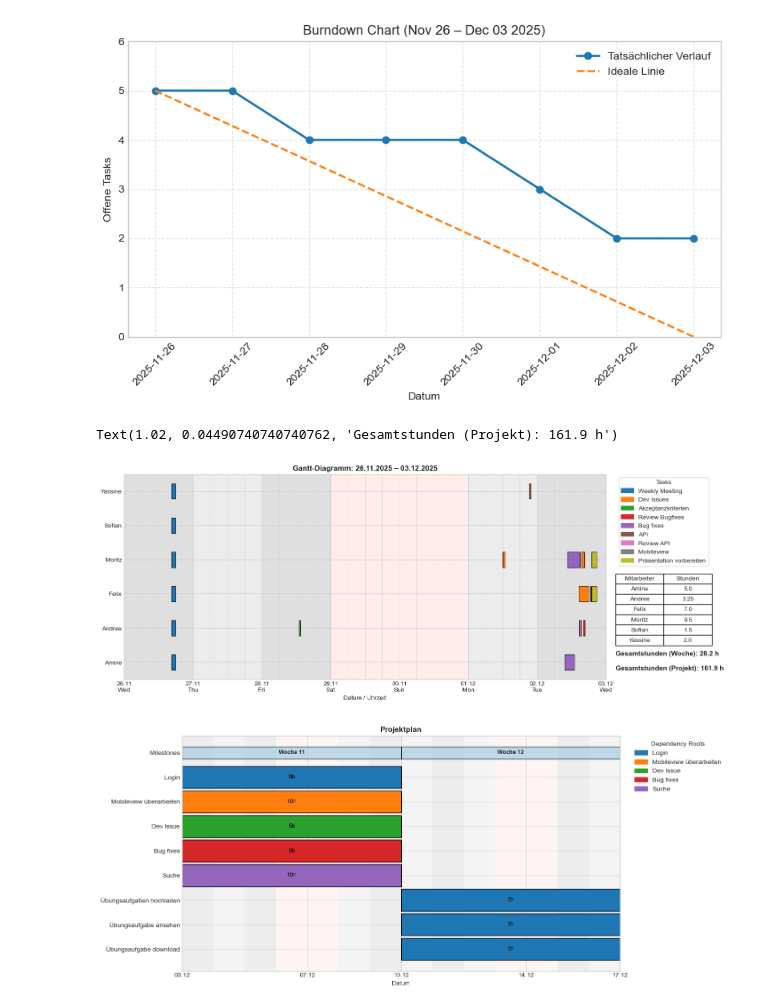
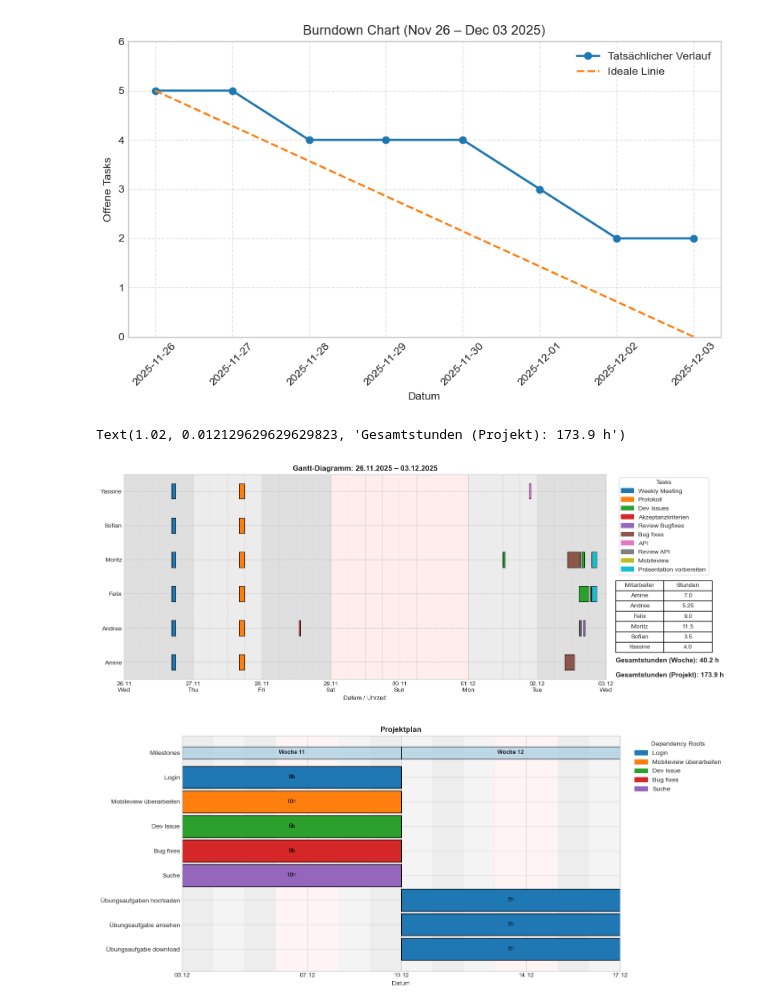
Before and after one commit to MinosCodes/hsgg-portal, a Jupyter notebook: Gantt-Burndownchart.ipynb, the cells around one changed output. Cells and saved outputs as stored; diff of their text form; code cells hidden in the pictures.

```diff
--- a/Gantt-Burndownchart.ipynb
+++ b/Gantt-Burndownchart.ipynb
@@ -56,6 +56,12 @@ assignments = [
     ("Moritz", "Weekly Meeting", "2025-11-26 16:30", "2025-11-26 18:00"),
     ("Sofian", "Weekly Meeting", "2025-11-26 16:30", "2025-11-26 18:00"),
     ("Yassine", "Weekly Meeting", "2025-11-26 16:30", "2025-11-26 18:00"),
+    ("Amine", "Protokoll", "2025-11-27 16:00", "2025-11-27 18:00"),
+    ("Andree", "Protokoll", "2025-11-27 16:00", "2025-11-27 18:00"),
+    ("Felix", "Protokoll", "2025-11-27 16:00", "2025-11-27 18:00"),
+    ("Moritz", "Protokoll", "2025-11-27 16:00", "2025-11-27 18:00"),
+    ("Sofian", "Protokoll", "2025-11-27 16:00", "2025-11-27 18:00"),
+    ("Yassine", "Protokoll", "2025-11-27 16:00", "2025-11-27 18:00"),
     ("Moritz", "Dev Issues", "2025-12-01 12:00", "2025-12-01 12:45"),
     ("Andree", "Akzeptanzkriterien", "2025-11-28 13:00", "2025-11-28 13:30"),
     ("Andree", "Review Bugfixes", "2025-12-02 16:00", "2025-12-02 16:45"),
@@ -171,35 +177,35 @@ table = plt.table(
     colLoc='center',
     loc='upper left',
     bbox=[1.02, table_y - 0.35, 0.20, 0.35]  # dynamische Position
 )
 
 table.auto_set_font_size(False)
 table.set_fontsize(10)
 table.scale(1.1, 1.3)
 
 # --- Gesamtstunden unter der Tabelle ---
 projekt_stunden_bisher = 133.7  # ⬅️ HIER deinen bisherigen Projektstand eintragen
 gesamtstunden_projekt = projekt_stunden_bisher + gesamtstunden
 
 # Textanzeige
 plt.text(
     1.02, table_y - 0.40,
     f"Gesamtstunden (Woche): {gesamtstunden:.1f} h",
     transform=ax.transAxes,
     fontsize=11,
     fontweight='bold',
 )
 
 plt.text(
     1.02, table_y - 0.47,  # etwas tiefer platziert
     f"Gesamtstunden (Projekt): {gesamtstunden_projekt:.1f} h",
     transform=ax.transAxes,
     fontsize=11,
     fontweight='bold',
 )
 # %% [output]
-Text(1.02, 0.04490740740740762, 'Gesamtstunden (Projekt): 161.9 h')
+Text(1.02, 0.012129629629629823, 'Gesamtstunden (Projekt): 173.9 h')
-[figure, old version]
+[figure, new version]
 # %%
 import pandas as pd
 import matplotlib.pyplot as plt
```
